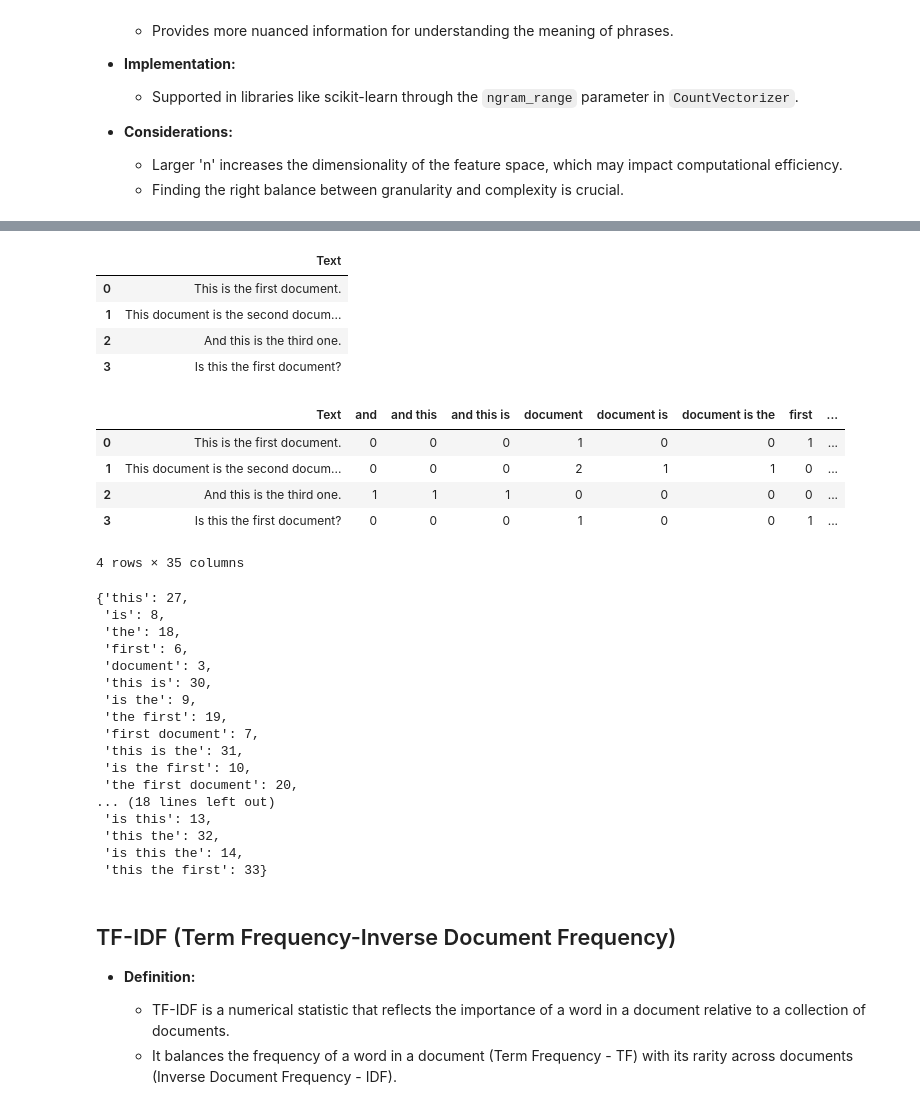
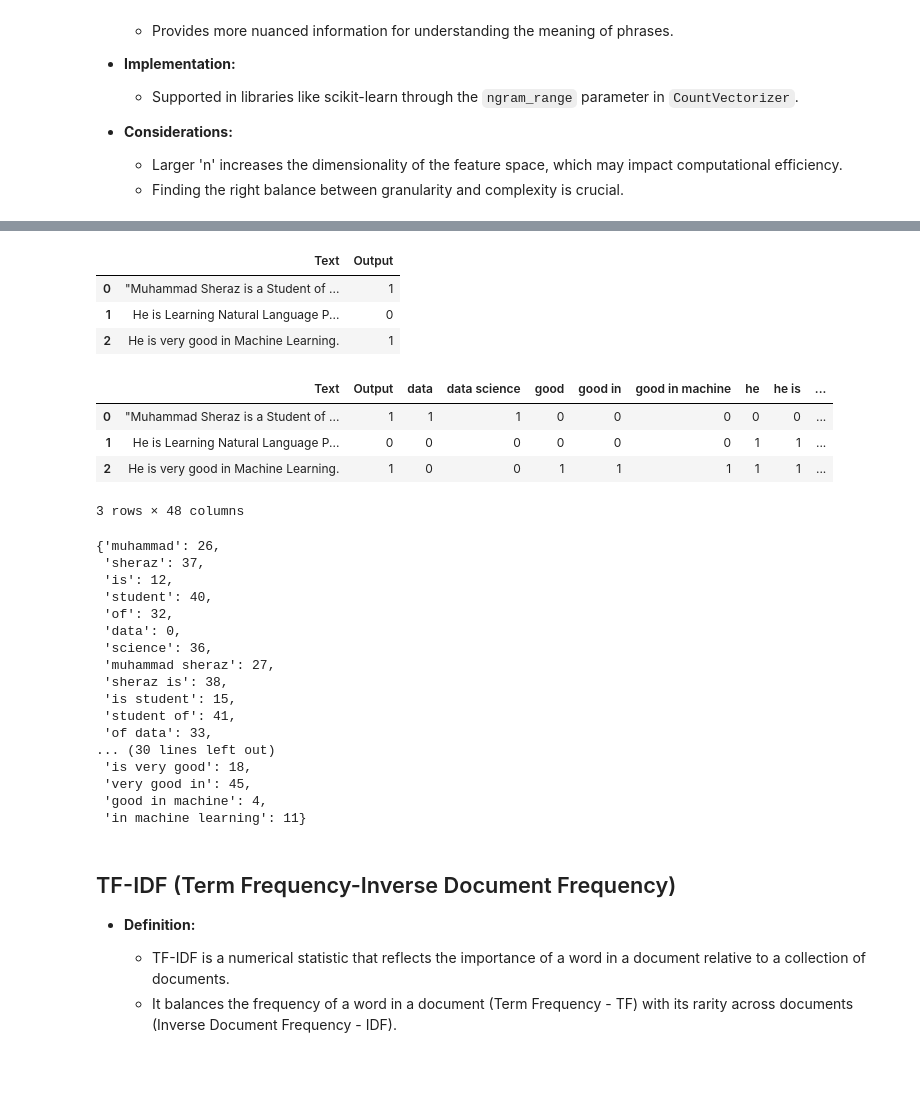
Before and after one commit to MuhammadSheraza002/Natural-Language-Processing, a Jupyter notebook: Lec-4(Text Representation).ipynb, the cells around one changed output, grey strips where cells are left out. Drawn from its saved outputs; the diff is of its cells as text; code cells hidden in the pictures; blank space fills up the shorter version.

```diff
--- a/Lec-4(Text Representation).ipynb
+++ b/Lec-4(Text Representation).ipynb
@@ -510,20 +671,21 @@ The Document-Term Matrix (DTM) for N-Grams captures the frequency of each n-gram
 # %%
 import pandas as pd
 from sklearn.feature_extraction.text import CountVectorizer
 
 # Create a sample dataframe
-data = {'Text': ['This is the first document.',
-                 'This document is the second document.',
-                 'And this is the third one.',
-                 'Is this the first document?']}
+data = {'Text': ['"Muhammad Sheraz is a Student of Data Science."',
+                 'He is Learning Natural Language Processing.',
+                 'He is very good in Machine Learning.'],
+        'Output': [1, 0, 1]}  # Adding a binary output column
+
 df = pd.DataFrame(data)
+
 df
 # %% [output]
-|  | Text |
-| 0 | This is the first document. |
-| 1 | This document is the second docum... |
-| 2 | And this is the third one. |
-| 3 | Is this the first document? |
+|  | Text | Output |
+| 0 | "Muhammad Sheraz is a Student of ... | 1 |
+| 1 | He is Learning Natural Language P... | 0 |
+| 2 | He is very good in Machine Learning. | 1 |
 # %%
 # Apply N-Grams using CountVectorizer
 ngram_vectorizer = CountVectorizer(ngram_range=(1, 3))  # This specifies using unigrams and bigrams
@@ -537,32 +699,31 @@ result_df = pd.concat([df, ngram_df], axis=1)
 
 result_df
 # %% [output]
-|  | Text | and | and this | and this is | document | document is | document is the | first | ... |
-| 0 | This is the first document. | 0 | 0 | 0 | 1 | 0 | 0 | 1 | ... |
-| 1 | This document is the second docum... | 0 | 0 | 0 | 2 | 1 | 1 | 0 | ... |
-| 2 | And this is the third one. | 1 | 1 | 1 | 0 | 0 | 0 | 0 | ... |
-| 3 | Is this the first document? | 0 | 0 | 0 | 1 | 0 | 0 | 1 | ... |
+|  | Text | Output | data | data science | good | good in | good in machine | he | he is | ... |
+| 0 | "Muhammad Sheraz is a Student of ... | 1 | 1 | 1 | 0 | 0 | 0 | 0 | 0 | ... |
+| 1 | He is Learning Natural Language P... | 0 | 0 | 0 | 0 | 0 | 0 | 1 | 1 | ... |
+| 2 | He is very good in Machine Learning. | 1 | 0 | 0 | 1 | 1 | 1 | 1 | 1 | ... |
-4 rows × 35 columns
+3 rows × 48 columns
 # %%
 ngram_vectorizer.vocabulary_
 # %% [output]
-{'this': 27,
- 'is': 8,
- 'the': 18,
- 'first': 6,
- 'document': 3,
- 'this is': 30,
- 'is the': 9,
- 'the first': 19,
- 'first document': 7,
- 'this is the': 31,
- 'is the first': 10,
- 'the first document': 20,
-... (18 lines left out)
- 'is this': 13,
- 'this the': 32,
- 'is this the': 14,
- 'this the first': 33}
+{'muhammad': 26,
+ 'sheraz': 37,
+ 'is': 12,
+ 'student': 40,
+ 'of': 32,
+ 'data': 0,
+ 'science': 36,
+ 'muhammad sheraz': 27,
+ 'sheraz is': 38,
+ 'is student': 15,
+ 'student of': 41,
+ 'of data': 33,
+... (30 lines left out)
+ 'is very good': 18,
+ 'very good in': 45,
+ 'good in machine': 4,
+ 'in machine learning': 11}
 # %% [markdown]
 ## TF-IDF (Term Frequency-Inverse Document Frequency)
 
```
Also changed, not shown: parts of 23 cells of this notebook, 1 other file.
